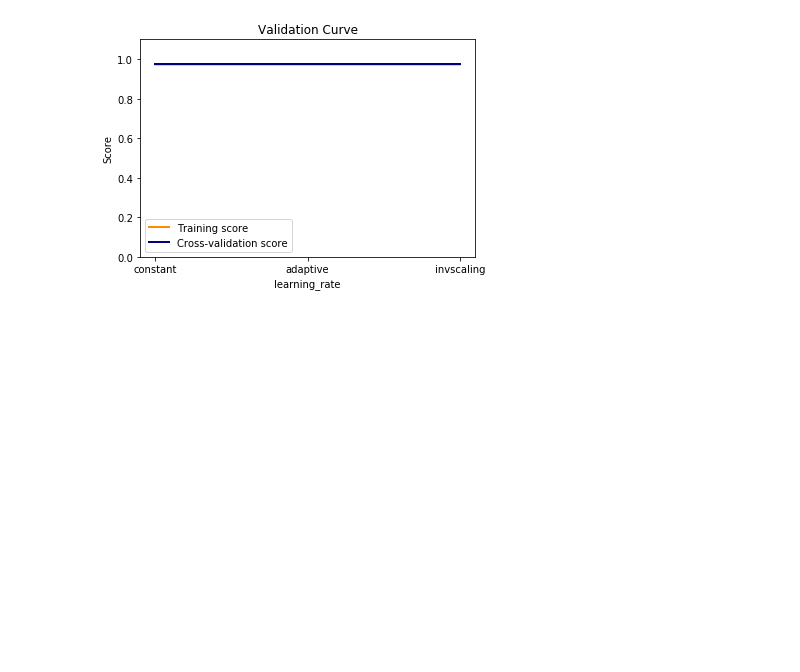
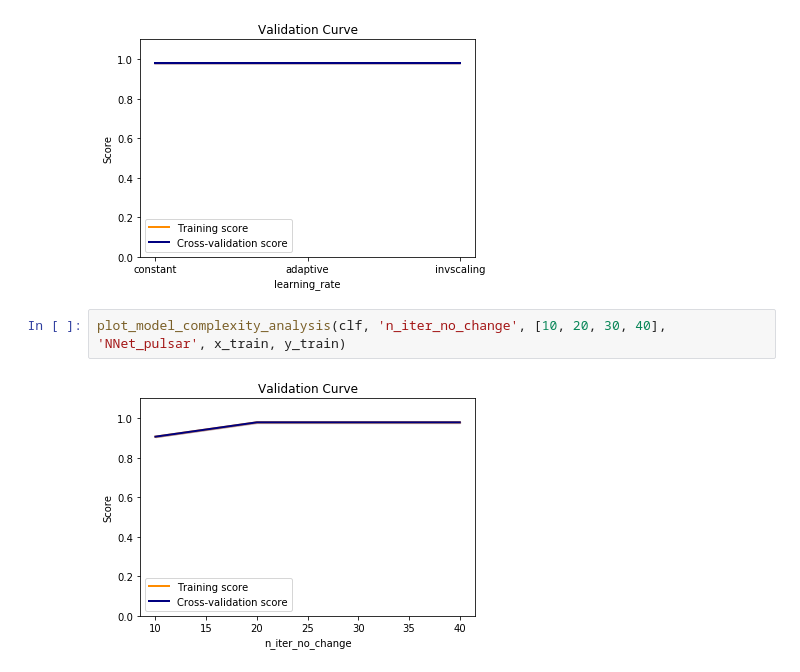
Before and after one commit to pparr/ml-supervised-learning, a Jupyter notebook: tuning/NNet_gridsearch_pulsar.ipynb, the cells around one changed output. Saved outputs shown, nothing was run; the diff lists cells and outputs as text; blank space fills up the shorter version.

```diff
--- a/tuning/NNet_gridsearch_pulsar.ipynb
+++ b/tuning/NNet_gridsearch_pulsar.ipynb
@@ -148,3 +151,7 @@ plot_model_complexity_analysis(clf, 'max_iter', 100 * np.arange(3, 5), 'NNet_pul
 plot_model_complexity_analysis(clf, 'learning_rate', ['constant', 'adaptive', 'invscaling'], 'NNet_pulsar', x_train, y_train)
 # %% [output]
 [figure]
+# %%
+plot_model_complexity_analysis(clf, 'n_iter_no_change', [10, 20, 30, 40], 'NNet_pulsar', x_train, y_train)
+# %% [output]
+[figure, added]
```
Also changed, not shown: parts of 6 cells of this notebook, 30 other files.
